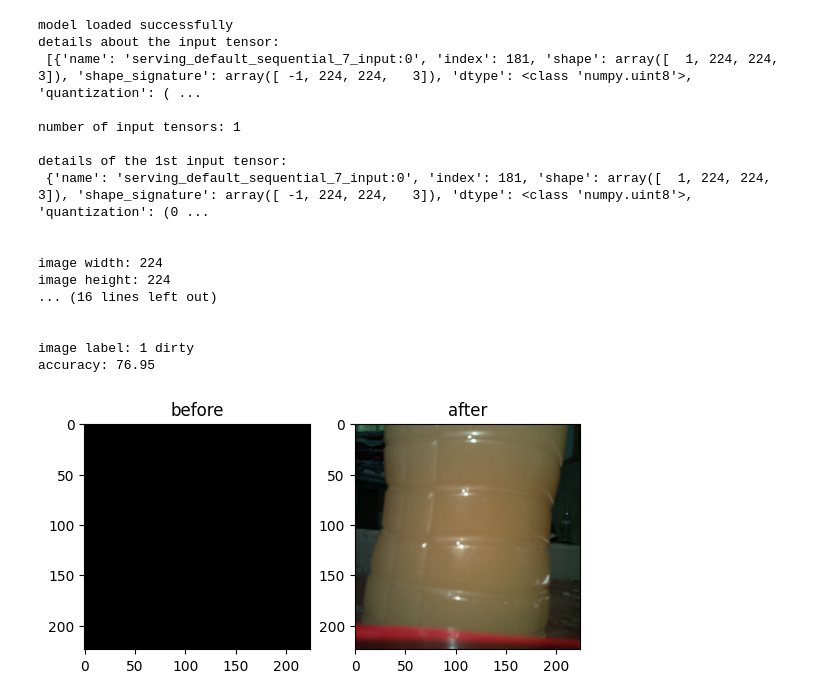
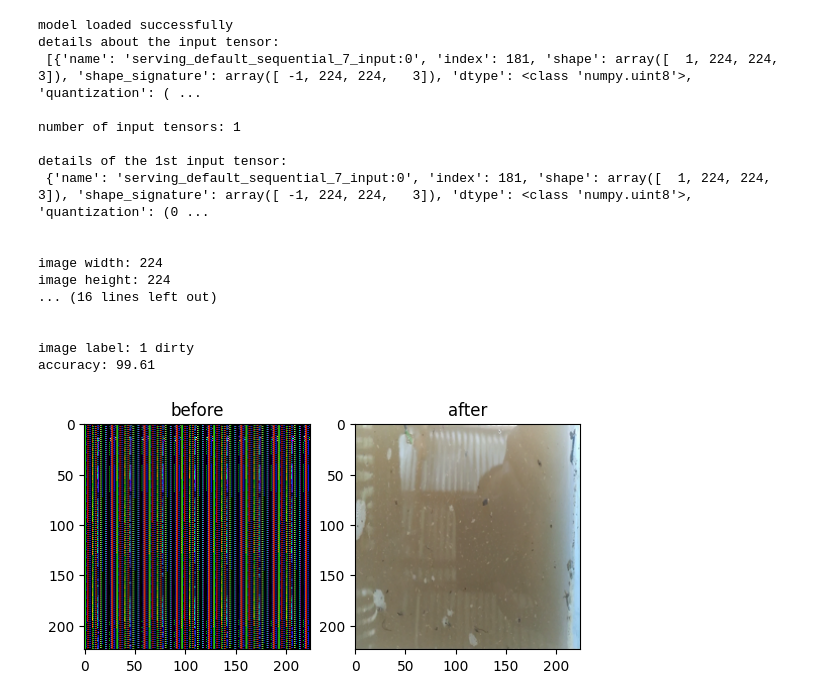
Before and after one commit to jsuci/turbiditech-rpi, a Jupyter notebook: windows_10/tflite-demo.ipynb, the cells around one changed output. Saved outputs shown, nothing was run; the diff lists cells and outputs as text; code cells hidden in the pictures.

Commit message:
fix inconsistent result by using PIL instead of cv2 for image manipulation

```diff
--- a/windows_10/tflite-demo.ipynb
+++ b/windows_10/tflite-demo.ipynb
@@ -80,8 +80,23 @@ _, height, width, _ = interpreter.get_input_details()[0]['shape']
 print(f'image width: {width}\nimage height: {height}\n\n')
 
 
+# image_path='../images/sample/test-1.jpg'
+# img =Image.open(image_path).convert('RGB')
+
+
+# # crop image to center
+# frac = 0.70
+# left = img.size[0]*((1-frac)/2)
+# upper = img.size[1]*((1-frac)/2)
+# right = img.size[0]-((1-frac)/2)*img.size[0]
+# bottom = img.size[1]-((1-frac)/2)*img.size[1]
+
+# img = img.crop((left, upper, right, bottom))
+# img = img.resize((224, 224))
+
+
 # read image
-image_path='../images/sample/test-1.jpg'
+image_path='../images/sample/dirty-1.png'
 
 img = Image.open(image_path).convert('RGB')
 print(f'original size: {img.size}')
@@ -90,32 +105,32 @@ img = img.resize((224, 224))
 print(f'new size: {img.size}\n\n')
 
 set_input_tensor(interpreter, img)
 
 label_id, prob = classify_image(interpreter, img)
 
 class_label = labels[label_id]
 
 accuracy = np.round(prob * 100, 2)
 
 print(f'image label: {class_label}\naccuracy: {accuracy}')
 
 unset_input_tensor(interpreter)
 # %% [output]
 model loaded successfully
 details about the input tensor:
  [{'name': 'serving_default_sequential_7_input:0', 'index': 181, 'shape': array([  1, 224, 224,   3]), 'shape_signature': array([ -1, 224, 224,   3]), 'dtype': <class 'numpy.uint8'>, 'quantization': ( ...
 
 number of input tensors: 1
 
 details of the 1st input tensor:
  {'name': 'serving_default_sequential_7_input:0', 'index': 181, 'shape': array([  1, 224, 224,   3]), 'shape_signature': array([ -1, 224, 224,   3]), 'dtype': <class 'numpy.uint8'>, 'quantization': (0 ...
 
 
 image width: 224
 image height: 224
 ... (16 lines left out)
 
 
 image label: 1 dirty
-accuracy: 76.95
+accuracy: 99.61
-[figure, old version]
+[figure, new version]
```
Also changed, not shown: 1 other file.
